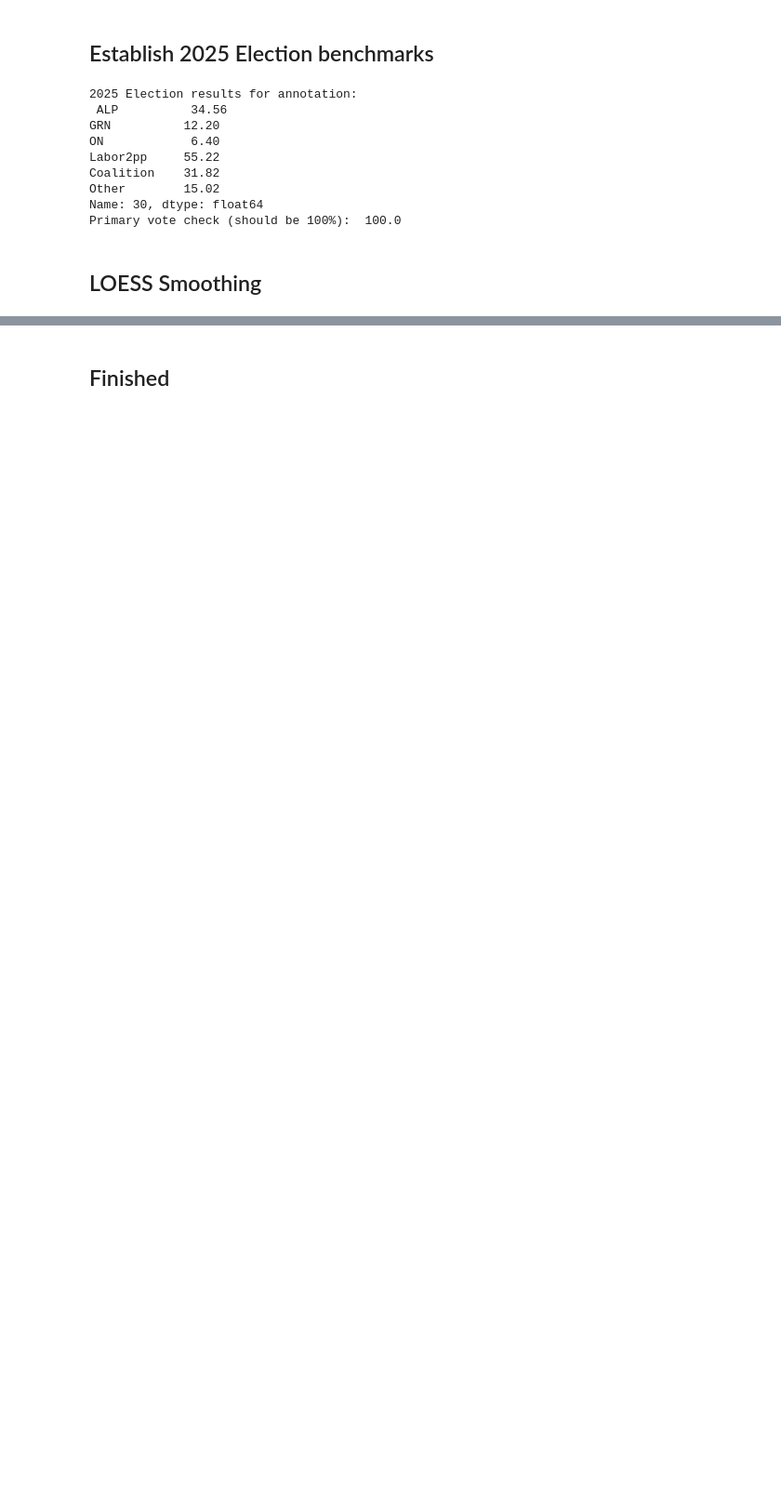
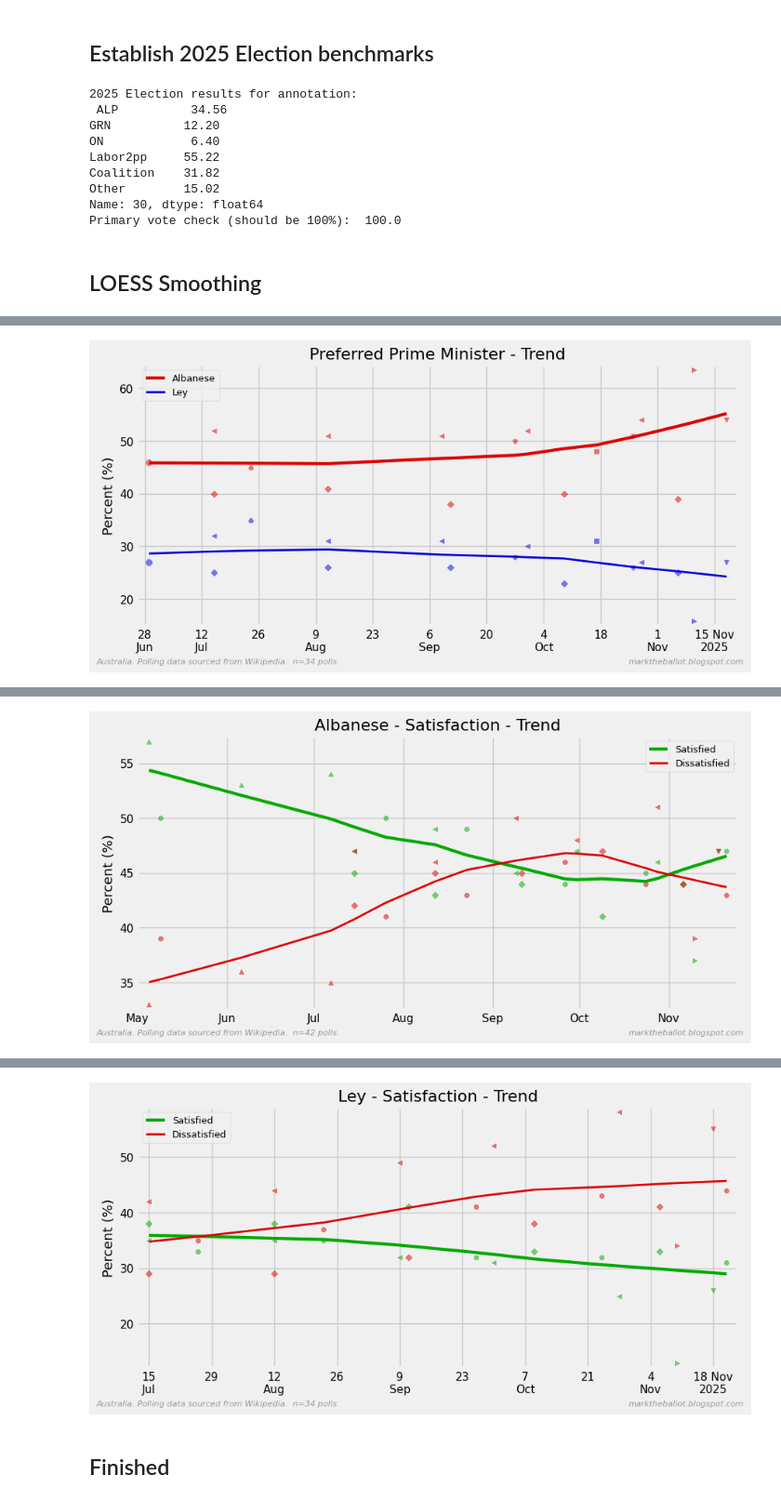
Before and after one commit to bpalmer4/Election-2028, a Jupyter notebook: notebooks/chart_LOESS_Trend_Analysis.ipynb, the cells around one changed output, grey strips where cells are left out. Shown at 93% size. Saved outputs shown, nothing was run; the diff lists cells and outputs as text; code cells hidden in the pictures; blank space fills up the shorter version.

```diff
--- a/notebooks/chart_LOESS_Trend_Analysis.ipynb
+++ b/notebooks/chart_LOESS_Trend_Analysis.ipynb
@@ -298,0 +378,3 @@ Warning: Data index appears to be missing 172 values, in line_plot. Check the da
+# %%
+# Load attitudinal (preferred PM) data
+attitudinal_data = load_polling_data("preferred_pm")
@@ -298,0 +406,52 @@ Warning: Data index appears to be missing 172 values, in line_plot. Check the da
+# %%
+def plot_attitudinal_loess():
+    """Plot LOESS trends for attitudinal polling data."""
+    if attitudinal_data.empty:
+        print("No attitudinal data to plot")
+        return
+
+    # Define grouped charts: each is a list of series to plot together
+    # Using different linewidths (2 vs 3) for accessibility
+    charts = [
+        {
+            "name": "Preferred Prime Minister",
+            "series": [
+                {"col": "Preferred prime minister Albanese", "color": "#dd0000", "label": "Albanese", "lw": 3},
+                {"col": "Preferred prime minister Ley", "color": "#0000dd", "label": "Ley", "lw": 2},
+            ],
+        },
+        {
+            "name": "Albanese - Satisfaction",
+            "series": [
+                {"col": "Albanese Satisfied", "color": "#00aa00", "label": "Satisfied", "lw": 3},
+                {"col": "Albanese Dissatisfied", "color": "#dd0000", "label": "Dissatisfied", "lw": 2},
+            ],
+        },
+        {
+            "name": "Ley - Satisfaction",
+            "series": [
+                {"col": "Ley Satisfied", "color": "#00aa00", "label": "Satisfied", "lw": 3},
+                {"col": "Ley Dissatisfied", "color": "#dd0000", "label": "Dissatisfied", "lw": 2},
+            ],
+        },
+    ]
+
+    for chart in charts:
+        # Filter to only include series with columns that exist in the data
+        valid_series = [s for s in chart["series"] if s["col"] in attitudinal_data.columns]
+        if not valid_series:
+            print(f"No data for chart: {chart['name']}")
+            continue
+
+        try:
+            create_chart_with_loess(
+                attitudinal_data,
+                series=valid_series,
+                name=chart["name"],
+            )
+        except Exception as e:
+            print(f"Could not plot {chart['name']}: {e}")
+
+
+plot_attitudinal_loess()
+# %% [output]
@@ -298,0 +459 @@ Warning: Data index appears to be missing 172 values, in line_plot. Check the da
+[figure, added]
@@ -298,0 +461 @@ Warning: Data index appears to be missing 172 values, in line_plot. Check the da
+[figure, added]
@@ -299,3 +463,4 @@ Warning: Data index appears to be missing 172 values, in line_plot. Check the da
+[figure, added]
 # %% [markdown]
 ## Finished
 # %%
```
Also changed, not shown: parts of 12 cells of this notebook, 2 other files.
